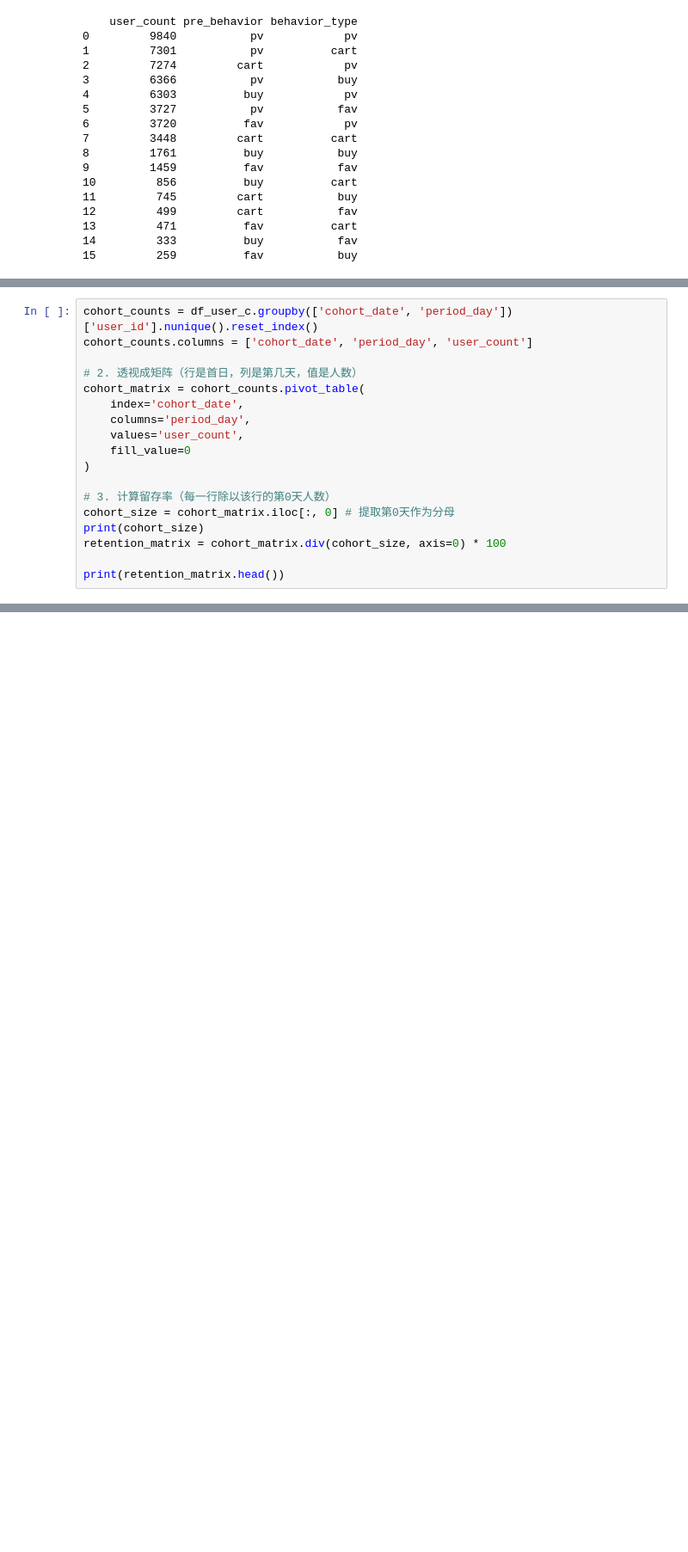
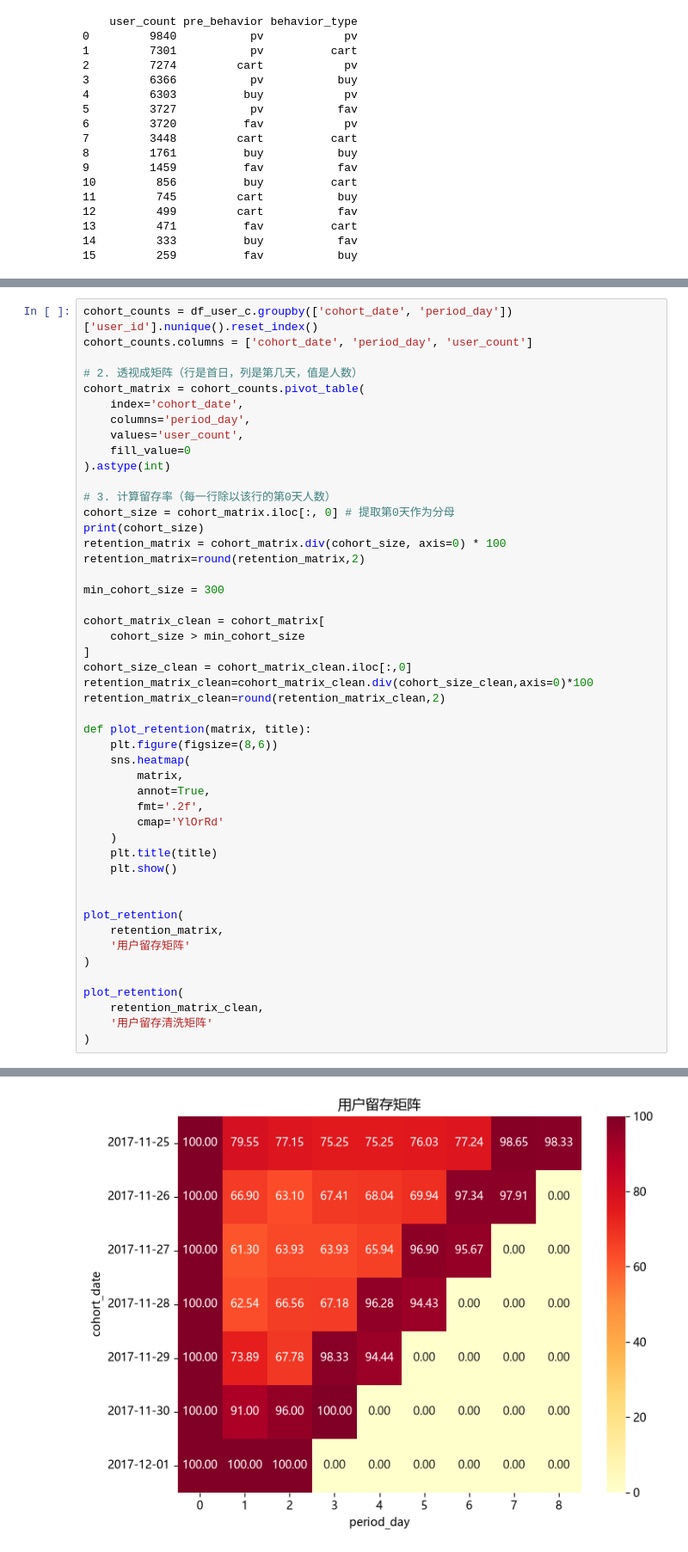
Before and after one commit to xbacm/taobao_analysis, a Jupyter notebook: test.ipynb, the cells around one changed output, grey strips where cells are left out. Shown at 86% size. Cells and saved outputs as stored; diff of their text form; blank space fills up the shorter version.

```diff
--- a/test.ipynb
+++ b/test.ipynb
@@ -203,13 +203,43 @@ cohort_matrix = cohort_counts.pivot_table(
     columns='period_day',
     values='user_count',
     fill_value=0
-)
+).astype(int)
 
 # 3. 计算留存率（每一行除以该行的第0天人数）
 cohort_size = cohort_matrix.iloc[:, 0] # 提取第0天作为分母
 print(cohort_size)
 retention_matrix = cohort_matrix.div(cohort_size, axis=0) * 100
+retention_matrix=round(retention_matrix,2)
 
-print(retention_matrix.head())
+min_cohort_size = 300
+
+cohort_matrix_clean = cohort_matrix[
+    cohort_size > min_cohort_size
+]
+cohort_size_clean = cohort_matrix_clean.iloc[:,0]
+retention_matrix_clean=cohort_matrix_clean.div(cohort_size_clean,axis=0)*100
+retention_matrix_clean=round(retention_matrix_clean,2)
+
+def plot_retention(matrix, title):
+    plt.figure(figsize=(8,6))
+    sns.heatmap(
+        matrix,
+        annot=True,
+        fmt='.2f',
+        cmap='YlOrRd'
+    )
+    plt.title(title)
+    plt.show()
+
+
+plot_retention(
+    retention_matrix,
+    '用户留存矩阵'
+)
+
+plot_retention(
+    retention_matrix_clean,
+    '用户留存清洗矩阵'
+)
 # %% [output]
 cohort_date
@@ -231,0 +254 @@ cohort_date
+[figure, added]
```
Also changed, not shown: parts of 1 cell of this notebook, 3 other files.
